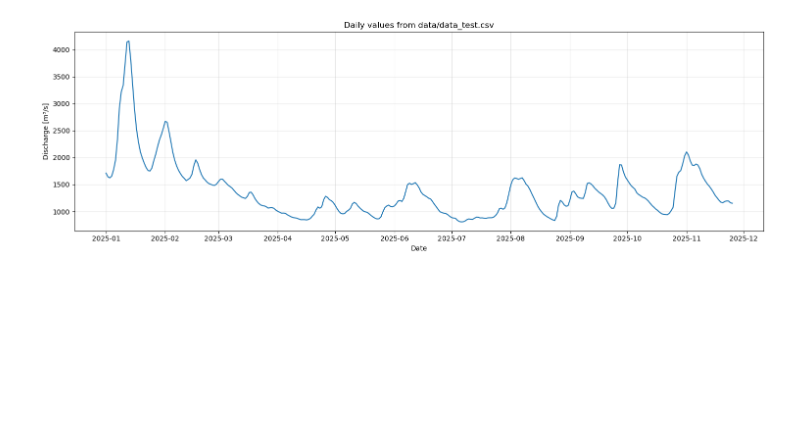
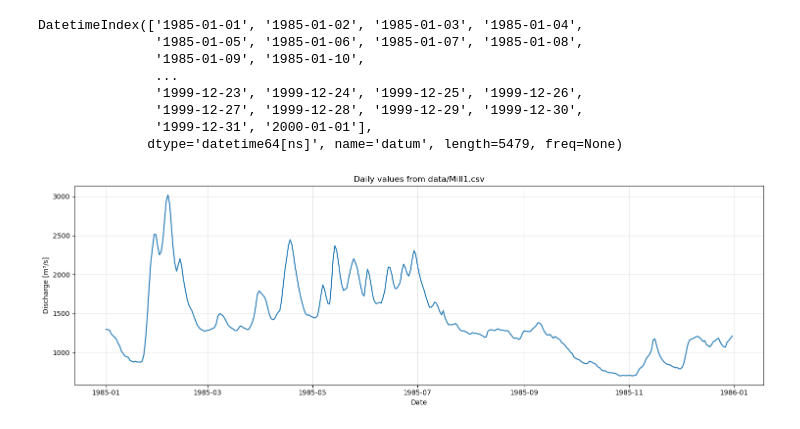
Before and after one commit to Loe-SS/MORE, a Jupyter notebook: discharge_data_analysis.ipynb, the cells around one changed output. Cells and saved outputs as stored; diff of their text form; code cells hidden in the pictures; blank space fills up the shorter version.

```diff
--- a/discharge_data_analysis.ipynb
+++ b/discharge_data_analysis.ipynb
@@ -9,23 +9,34 @@ from scipy import stats
 import pyvinecopulib as pv
 from scipy.stats import rankdata
 # %%
-file_name = 'data/data_test.csv'
+file_name = 'data/Mill1.csv'
 df = pd.read_csv(file_name, sep=';', encoding="latin1")
 keys = df.keys()
-df["datum"] = pd.to_datetime(df["WAARNEMINGDATUM"],dayfirst=True)
-df["waarde"] = pd.to_numeric(df["NUMERIEKEWAARDE"].astype(str).str.replace(",", "."))
+df["datum"] = pd.to_datetime(df["datum"],dayfirst=True)
+df["waarde"] = pd.to_numeric(df["waarde"].astype(str).str.replace(",", "."))
 df.loc[df["waarde"] > 1e5, "waarde"] = np.nan # remove outliers
 df = df.dropna(subset=["datum", "waarde"]) # drop rows with NaN in 'datum' or 'waarde'
 
 daily = df.groupby("datum")["waarde"].mean() # transform to daily mean
+print(daily.index)
+
+one_yeardaily = daily[:365]
 
 plt.figure(figsize=(15, 5))
-plt.plot(daily.index, daily.values)
+plt.plot(one_yeardaily.index, one_yeardaily.values)
 plt.xlabel("Date")
 plt.ylabel("Discharge [m³/s]")
 plt.title(f"Daily values from {file_name}")
 plt.grid(True, alpha=0.3)
 plt.tight_layout()
 plt.show()
 # %% [output]
+DatetimeIndex(['1985-01-01', '1985-01-02', '1985-01-03', '1985-01-04',
+               '1985-01-05', '1985-01-06', '1985-01-07', '1985-01-08',
+               '1985-01-09', '1985-01-10',
+               ...
+               '1999-12-23', '1999-12-24', '1999-12-25', '1999-12-26',
+               '1999-12-27', '1999-12-28', '1999-12-29', '1999-12-30',
+               '1999-12-31', '2000-01-01'],
+              dtype='datetime64[ns]', name='datum', length=5479, freq=None)
-[figure, old version]
+[figure, new version]
```
Also changed, not shown: parts of 2 cells of this notebook.
